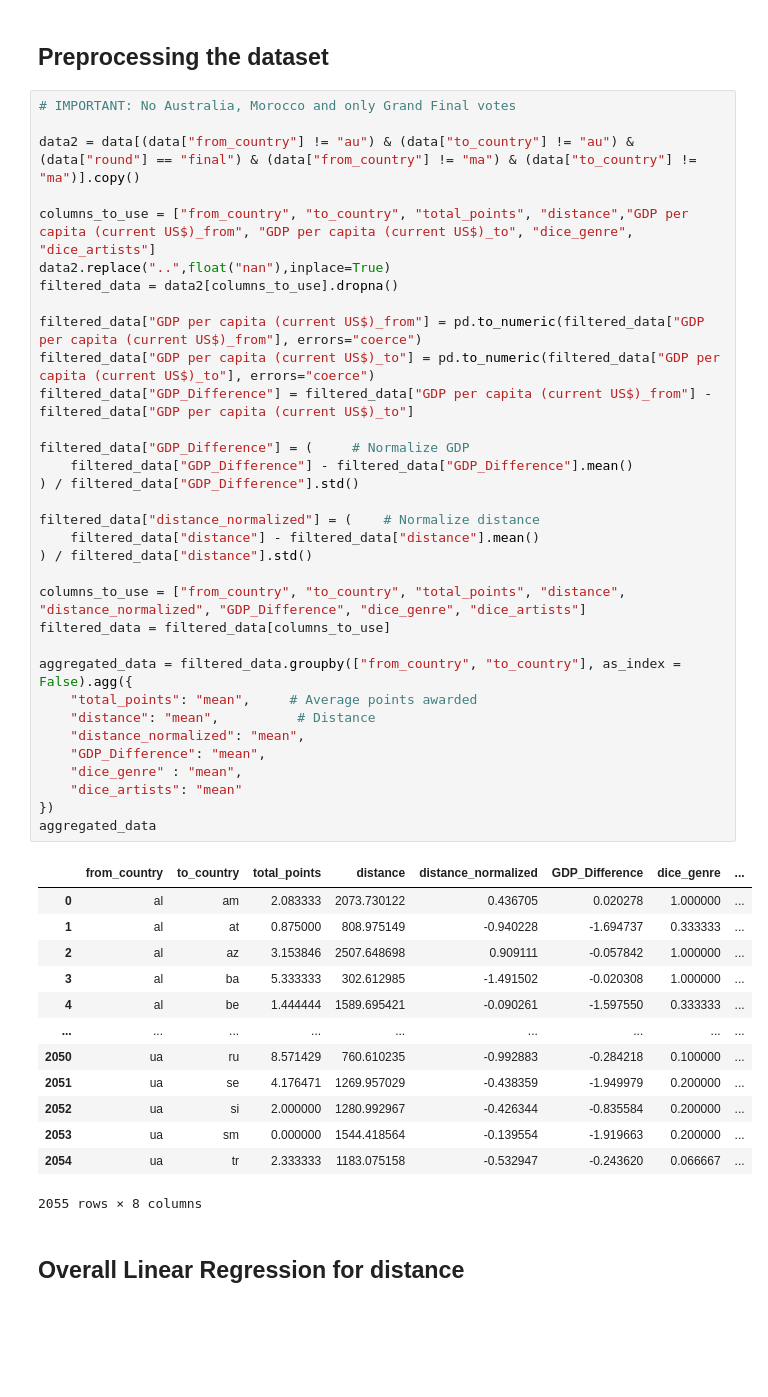
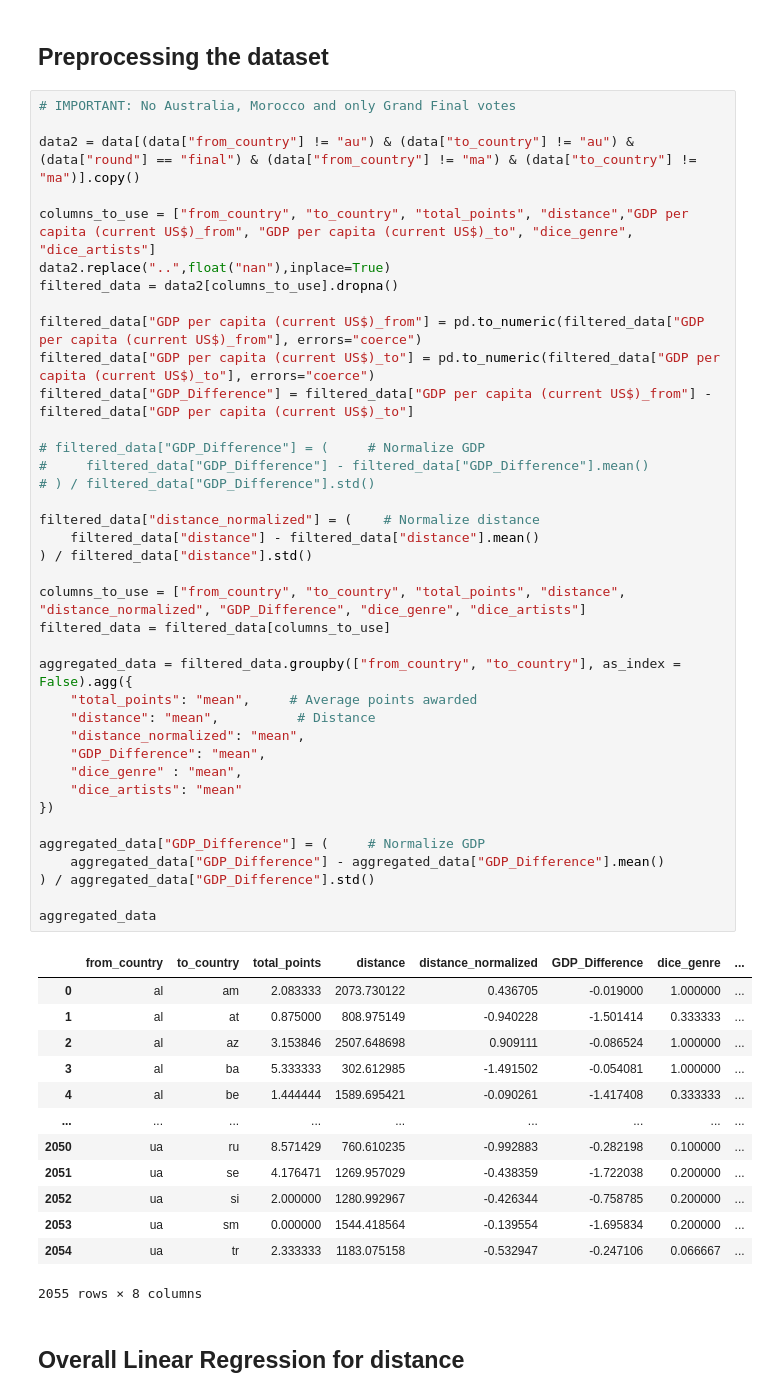
Before and after one commit to kluedemann/eurovision-voting-analysis, a Jupyter notebook: src/linear_regression.ipynb, the cells around one changed output. Cells and saved outputs as stored; diff of their text form; blank space fills up the shorter version.

```diff
--- a/src/linear_regression.ipynb
+++ b/src/linear_regression.ipynb
@@ -26,47 +26,52 @@ data.head()
 
 data2 = data[(data["from_country"] != "au") & (data["to_country"] != "au") & (data["round"] == "final") & (data["from_country"] != "ma") & (data["to_country"] != "ma")].copy()
 
 columns_to_use = ["from_country", "to_country", "total_points", "distance","GDP per capita (current US$)_from", "GDP per capita (current US$)_to", "dice_genre", "dice_artists"]
 data2.replace("..",float("nan"),inplace=True)
 filtered_data = data2[columns_to_use].dropna()
 
 filtered_data["GDP per capita (current US$)_from"] = pd.to_numeric(filtered_data["GDP per capita (current US$)_from"], errors="coerce")
 filtered_data["GDP per capita (current US$)_to"] = pd.to_numeric(filtered_data["GDP per capita (current US$)_to"], errors="coerce")
 filtered_data["GDP_Difference"] = filtered_data["GDP per capita (current US$)_from"] - filtered_data["GDP per capita (current US$)_to"]
 
-filtered_data["GDP_Difference"] = (     # Normalize GDP
-    filtered_data["GDP_Difference"] - filtered_data["GDP_Difference"].mean()
-) / filtered_data["GDP_Difference"].std()
+# filtered_data["GDP_Difference"] = (     # Normalize GDP
+#     filtered_data["GDP_Difference"] - filtered_data["GDP_Difference"].mean()
+# ) / filtered_data["GDP_Difference"].std()
 
 filtered_data["distance_normalized"] = (    # Normalize distance
     filtered_data["distance"] - filtered_data["distance"].mean()
 ) / filtered_data["distance"].std()
 
 columns_to_use = ["from_country", "to_country", "total_points", "distance", "distance_normalized", "GDP_Difference", "dice_genre", "dice_artists"]
 filtered_data = filtered_data[columns_to_use]
 
 aggregated_data = filtered_data.groupby(["from_country", "to_country"], as_index = False).agg({
     "total_points": "mean",     # Average points awarded
     "distance": "mean",          # Distance
     "distance_normalized": "mean",
     "GDP_Difference": "mean",
     "dice_genre" : "mean",
     "dice_artists": "mean"
 })
+
+aggregated_data["GDP_Difference"] = (     # Normalize GDP
+    aggregated_data["GDP_Difference"] - aggregated_data["GDP_Difference"].mean()
+) / aggregated_data["GDP_Difference"].std()
+
 aggregated_data
 # %% [output]
 |  | from_country | to_country | total_points | distance | distance_normalized | GDP_Difference | dice_genre | ... |
-| 0 | al | am | 2.083333 | 2073.730122 | 0.436705 | 0.020278 | 1.000000 | ... |
-| 1 | al | at | 0.875000 | 808.975149 | -0.940228 | -1.694737 | 0.333333 | ... |
-| 2 | al | az | 3.153846 | 2507.648698 | 0.909111 | -0.057842 | 1.000000 | ... |
-| 3 | al | ba | 5.333333 | 302.612985 | -1.491502 | -0.020308 | 1.000000 | ... |
-| 4 | al | be | 1.444444 | 1589.695421 | -0.090261 | -1.597550 | 0.333333 | ... |
+| 0 | al | am | 2.083333 | 2073.730122 | 0.436705 | -0.019000 | 1.000000 | ... |
+| 1 | al | at | 0.875000 | 808.975149 | -0.940228 | -1.501414 | 0.333333 | ... |
+| 2 | al | az | 3.153846 | 2507.648698 | 0.909111 | -0.086524 | 1.000000 | ... |
+| 3 | al | ba | 5.333333 | 302.612985 | -1.491502 | -0.054081 | 1.000000 | ... |
+| 4 | al | be | 1.444444 | 1589.695421 | -0.090261 | -1.417408 | 0.333333 | ... |
 | ... | ... | ... | ... | ... | ... | ... | ... | ... |
-| 2050 | ua | ru | 8.571429 | 760.610235 | -0.992883 | -0.284218 | 0.100000 | ... |
-| 2051 | ua | se | 4.176471 | 1269.957029 | -0.438359 | -1.949979 | 0.200000 | ... |
-| 2052 | ua | si | 2.000000 | 1280.992967 | -0.426344 | -0.835584 | 0.200000 | ... |
-| 2053 | ua | sm | 0.000000 | 1544.418564 | -0.139554 | -1.919663 | 0.200000 | ... |
-| 2054 | ua | tr | 2.333333 | 1183.075158 | -0.532947 | -0.243620 | 0.066667 | ... |
+| 2050 | ua | ru | 8.571429 | 760.610235 | -0.992883 | -0.282198 | 0.100000 | ... |
+| 2051 | ua | se | 4.176471 | 1269.957029 | -0.438359 | -1.722038 | 0.200000 | ... |
+| 2052 | ua | si | 2.000000 | 1280.992967 | -0.426344 | -0.758785 | 0.200000 | ... |
+| 2053 | ua | sm | 0.000000 | 1544.418564 | -0.139554 | -1.695834 | 0.200000 | ... |
+| 2054 | ua | tr | 2.333333 | 1183.075158 | -0.532947 | -0.247106 | 0.066667 | ... |
 2055 rows × 8 columns
 # %% [markdown]
 ## Overall Linear Regression for distance
```
Also changed, not shown: parts of 4 cells of this notebook.
